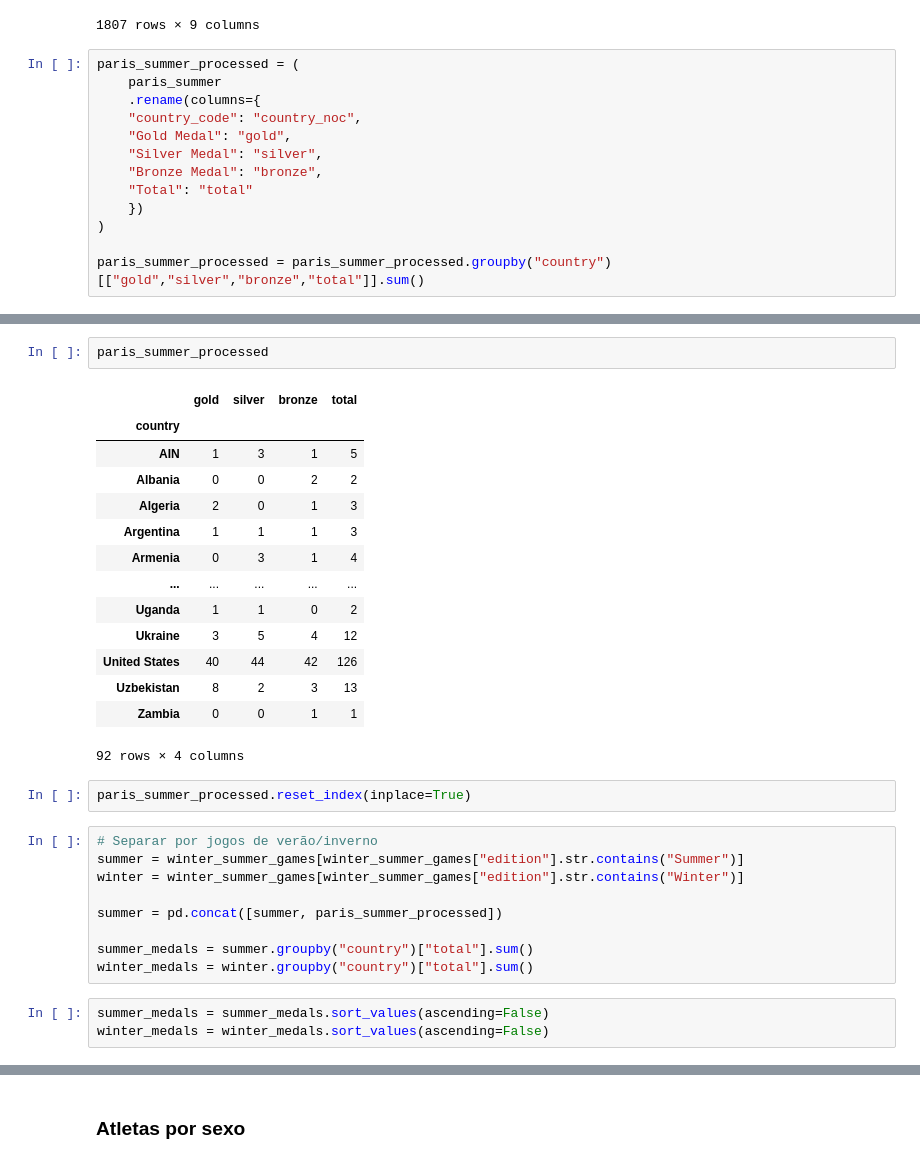
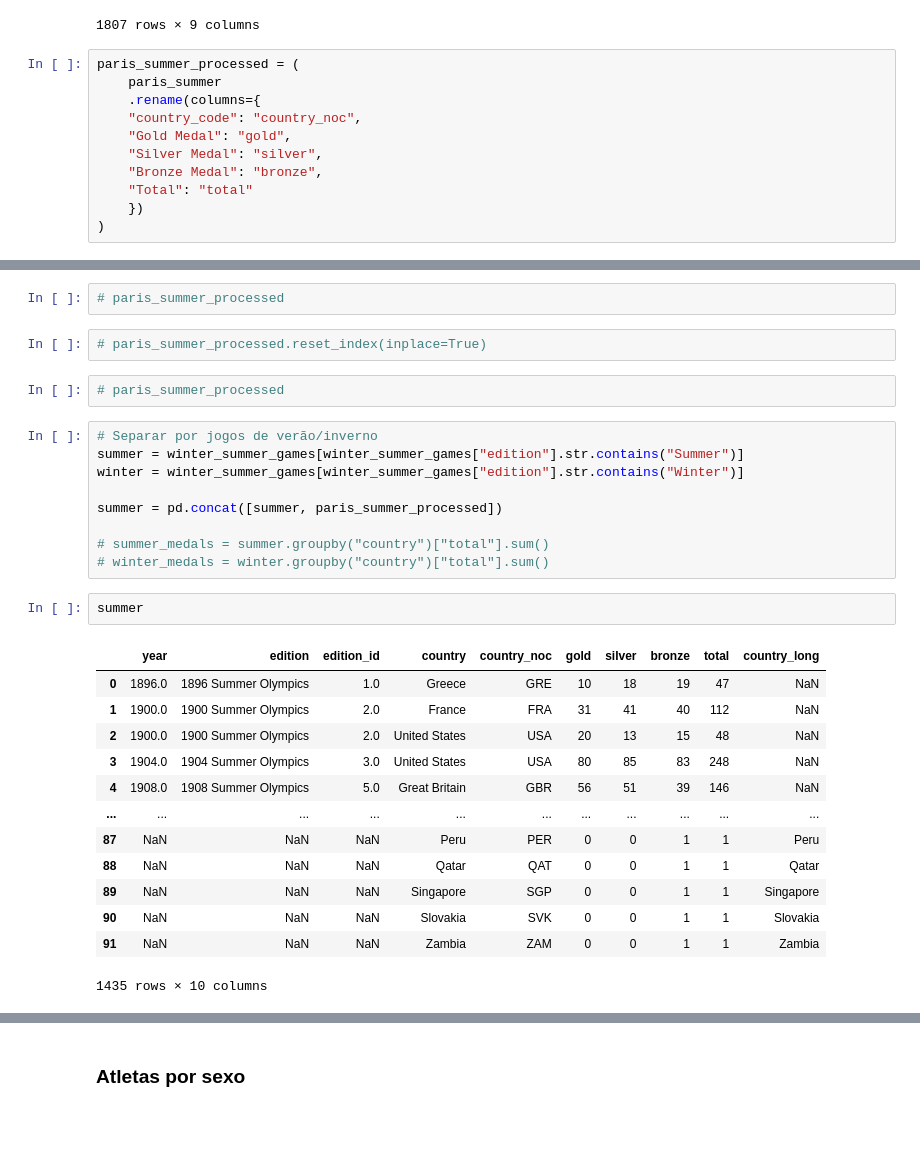
Before and after one commit to Vtaguiar1909/Atividade-25-03-2026-DataLake---Jogos-Ol-mpicos, a Jupyter notebook: main.ipynb, the cells around one changed output, grey strips where cells are left out. Saved outputs shown, nothing was run; the diff lists cells and outputs as text; blank space fills up the shorter version.

```diff
--- a/main.ipynb
+++ b/main.ipynb
@@ -49,5 +50,3 @@ paris_summer_processed = (
     "Total": "total"
     })
 )
-
-paris_summer_processed = paris_summer_processed.groupby("country")[["gold","silver","bronze","total"]].sum()
@@ -54,22 +71,9 @@ paris_summer_processed = paris_summer_processed.groupby("country")[["gold","silv
 # %%
-paris_summer_processed
+# paris_summer_processed
-# %% [output]
-|  | gold | silver | bronze | total |
-| country |  |  |  |  |
-| AIN | 1 | 3 | 1 | 5 |
-| Albania | 0 | 0 | 2 | 2 |
-| Algeria | 2 | 0 | 1 | 3 |
-| Argentina | 1 | 1 | 1 | 3 |
-| Armenia | 0 | 3 | 1 | 4 |
-| ... | ... | ... | ... | ... |
-| Uganda | 1 | 1 | 0 | 2 |
-| Ukraine | 3 | 5 | 4 | 12 |
-| United States | 40 | 44 | 42 | 126 |
-| Uzbekistan | 8 | 2 | 3 | 13 |
-| Zambia | 0 | 0 | 1 | 1 |
-92 rows × 4 columns
 # %%
-paris_summer_processed.reset_index(inplace=True)
+# paris_summer_processed.reset_index(inplace=True)
+# %%
+# paris_summer_processed
 # %%
 # Separar por jogos de verão/inverno
 summer = winter_summer_games[winter_summer_games["edition"].str.contains("Summer")]
@@ -77,8 +81,21 @@ winter = winter_summer_games[winter_summer_games["edition"].str.contains("Winter
 
 summer = pd.concat([summer, paris_summer_processed])
 
-summer_medals = summer.groupby("country")["total"].sum()
-winter_medals = winter.groupby("country")["total"].sum()
+# summer_medals = summer.groupby("country")["total"].sum()
+# winter_medals = winter.groupby("country")["total"].sum()
-# %%
-summer_medals = summer_medals.sort_values(ascending=False)
-winter_medals = winter_medals.sort_values(ascending=False)
+# %%
+summer
+# %% [output]
+|  | year | edition | edition_id | country | country_noc | gold | silver | bronze | total | country_long |
+| 0 | 1896.0 | 1896 Summer Olympics | 1.0 | Greece | GRE | 10 | 18 | 19 | 47 | NaN |
+| 1 | 1900.0 | 1900 Summer Olympics | 2.0 | France | FRA | 31 | 41 | 40 | 112 | NaN |
+| 2 | 1900.0 | 1900 Summer Olympics | 2.0 | United States | USA | 20 | 13 | 15 | 48 | NaN |
+| 3 | 1904.0 | 1904 Summer Olympics | 3.0 | United States | USA | 80 | 85 | 83 | 248 | NaN |
+| 4 | 1908.0 | 1908 Summer Olympics | 5.0 | Great Britain | GBR | 56 | 51 | 39 | 146 | NaN |
+| ... | ... | ... | ... | ... | ... | ... | ... | ... | ... | ... |
+| 87 | NaN | NaN | NaN | Peru | PER | 0 | 0 | 1 | 1 | Peru |
+| 88 | NaN | NaN | NaN | Qatar | QAT | 0 | 0 | 1 | 1 | Qatar |
+| 89 | NaN | NaN | NaN | Singapore | SGP | 0 | 0 | 1 | 1 | Singapore |
+| 90 | NaN | NaN | NaN | Slovakia | SVK | 0 | 0 | 1 | 1 | Slovakia |
+| 91 | NaN | NaN | NaN | Zambia | ZAM | 0 | 0 | 1 | 1 | Zambia |
+1435 rows × 10 columns
```
Also changed, not shown: parts of 45 cells of this notebook, 6 other files.
